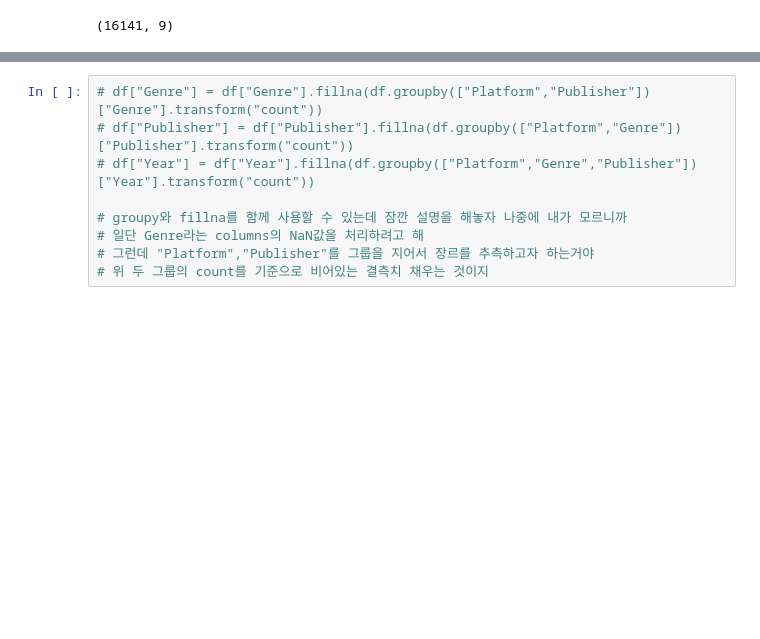
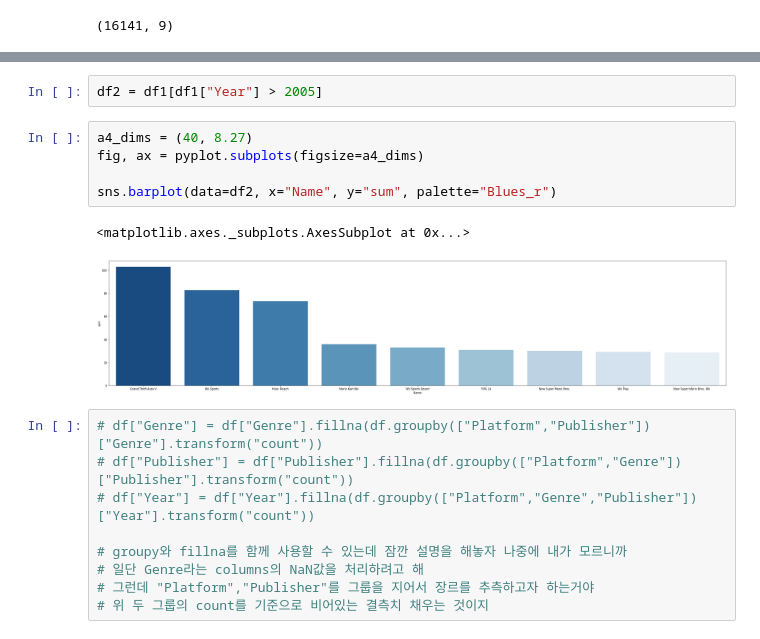
Before and after one commit to daje0601/CookBook-Python, a Jupyter notebook: section1_project_ds.ipynb, the cells around one changed output, grey strips where cells are left out. Saved outputs shown, nothing was run; the diff lists cells and outputs as text; blank space fills up the shorter version.

```diff
--- a/section1_project_ds.ipynb
+++ b/section1_project_ds.ipynb
@@ -153,3 +182,13 @@ TypeError: ignored
+# %%
+df2 = df1[df1["Year"] > 2005]
+# %%
+a4_dims = (40, 8.27)
+fig, ax = pyplot.subplots(figsize=a4_dims)
+
+sns.barplot(data=df2, x="Name", y="sum", palette="Blues_r")
+# %% [output]
+<matplotlib.axes._subplots.AxesSubplot at 0x...>
+[figure, added]
 # %%
 # df["Genre"] = df["Genre"].fillna(df.groupby(["Platform","Publisher"])["Genre"].transform("count"))
 # df["Publisher"] = df["Publisher"].fillna(df.groupby(["Platform","Genre"])["Publisher"].transform("count"))
```
Also changed, not shown: parts of 14 cells of this notebook.
